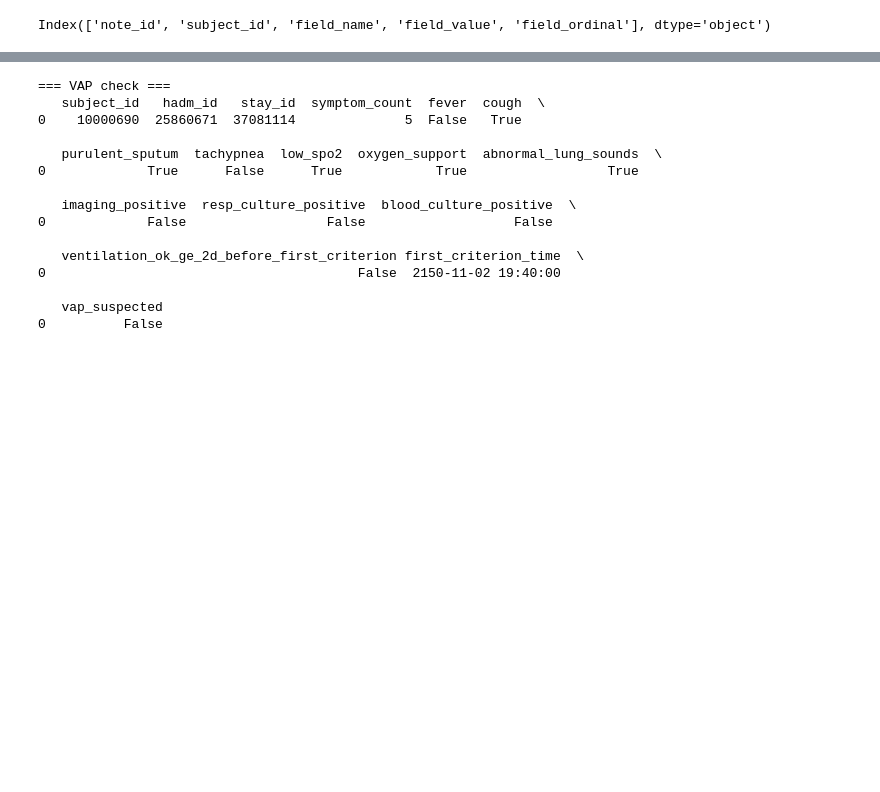
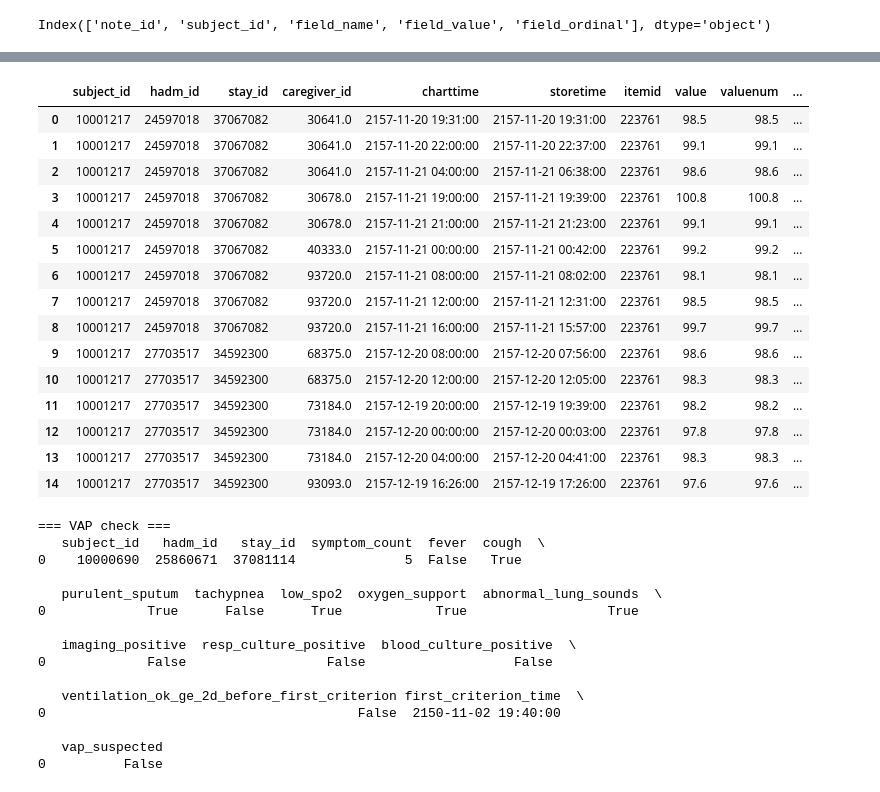
Before and after one commit to Luf123B57t/B-ch-Mai, a Jupyter notebook: data.ipynb, the cells around one changed output, grey strips where cells are left out. Saved outputs shown, nothing was run; the diff lists cells and outputs as text; code cells hidden in the pictures; blank space fills up the shorter version.

```diff
--- a/data.ipynb
+++ b/data.ipynb
@@ -950,3 +926,22 @@ get_variable_data("Ho", subject_id=10000690)
+# %%
+get_variable_data("Nhiệt độ", subject_id=10001217)
+# %% [output]
+|  | subject_id | hadm_id | stay_id | caregiver_id | charttime | storetime | itemid | value | valuenum | ... |
+| 0 | 10001217 | 24597018 | 37067082 | 30641.0 | 2157-11-20 19:31:00 | 2157-11-20 19:31:00 | 223761 | 98.5 | 98.5 | ... |
+| 1 | 10001217 | 24597018 | 37067082 | 30641.0 | 2157-11-20 22:00:00 | 2157-11-20 22:37:00 | 223761 | 99.1 | 99.1 | ... |
+| 2 | 10001217 | 24597018 | 37067082 | 30641.0 | 2157-11-21 04:00:00 | 2157-11-21 06:38:00 | 223761 | 98.6 | 98.6 | ... |
+| 3 | 10001217 | 24597018 | 37067082 | 30678.0 | 2157-11-21 19:00:00 | 2157-11-21 19:39:00 | 223761 | 100.8 | 100.8 | ... |
+| 4 | 10001217 | 24597018 | 37067082 | 30678.0 | 2157-11-21 21:00:00 | 2157-11-21 21:23:00 | 223761 | 99.1 | 99.1 | ... |
+| 5 | 10001217 | 24597018 | 37067082 | 40333.0 | 2157-11-21 00:00:00 | 2157-11-21 00:42:00 | 223761 | 99.2 | 99.2 | ... |
+| 6 | 10001217 | 24597018 | 37067082 | 93720.0 | 2157-11-21 08:00:00 | 2157-11-21 08:02:00 | 223761 | 98.1 | 98.1 | ... |
+| 7 | 10001217 | 24597018 | 37067082 | 93720.0 | 2157-11-21 12:00:00 | 2157-11-21 12:31:00 | 223761 | 98.5 | 98.5 | ... |
+| 8 | 10001217 | 24597018 | 37067082 | 93720.0 | 2157-11-21 16:00:00 | 2157-11-21 15:57:00 | 223761 | 99.7 | 99.7 | ... |
+| 9 | 10001217 | 27703517 | 34592300 | 68375.0 | 2157-12-20 08:00:00 | 2157-12-20 07:56:00 | 223761 | 98.6 | 98.6 | ... |
+| 10 | 10001217 | 27703517 | 34592300 | 68375.0 | 2157-12-20 12:00:00 | 2157-12-20 12:05:00 | 223761 | 98.3 | 98.3 | ... |
+| 11 | 10001217 | 27703517 | 34592300 | 73184.0 | 2157-12-19 20:00:00 | 2157-12-19 19:39:00 | 223761 | 98.2 | 98.2 | ... |
+| 12 | 10001217 | 27703517 | 34592300 | 73184.0 | 2157-12-20 00:00:00 | 2157-12-20 00:03:00 | 223761 | 97.8 | 97.8 | ... |
+| 13 | 10001217 | 27703517 | 34592300 | 73184.0 | 2157-12-20 04:00:00 | 2157-12-20 04:41:00 | 223761 | 98.3 | 98.3 | ... |
+| 14 | 10001217 | 27703517 | 34592300 | 93093.0 | 2157-12-19 16:26:00 | 2157-12-19 17:26:00 | 223761 | 97.6 | 97.6 | ... |
 # %%
 import pandas as pd
 import numpy as np
```
Also changed, not shown: parts of 5 cells of this notebook.
